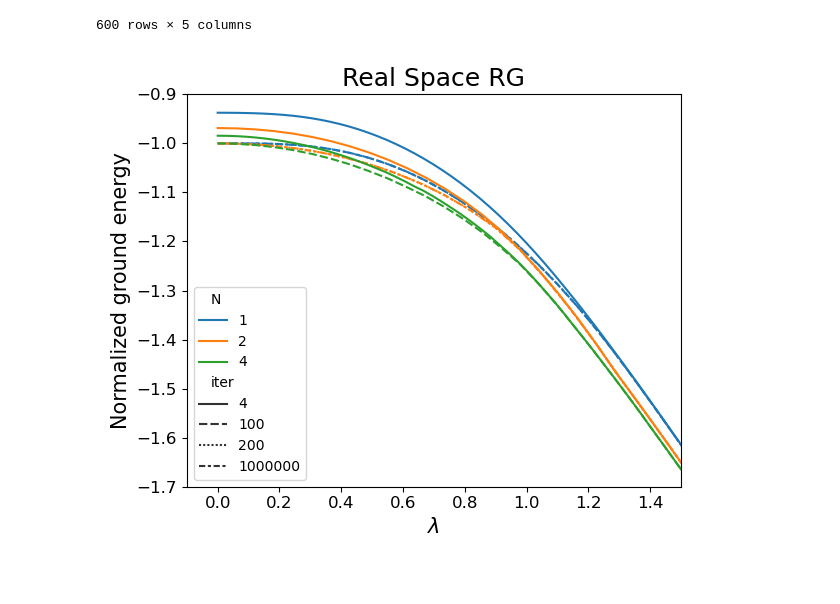
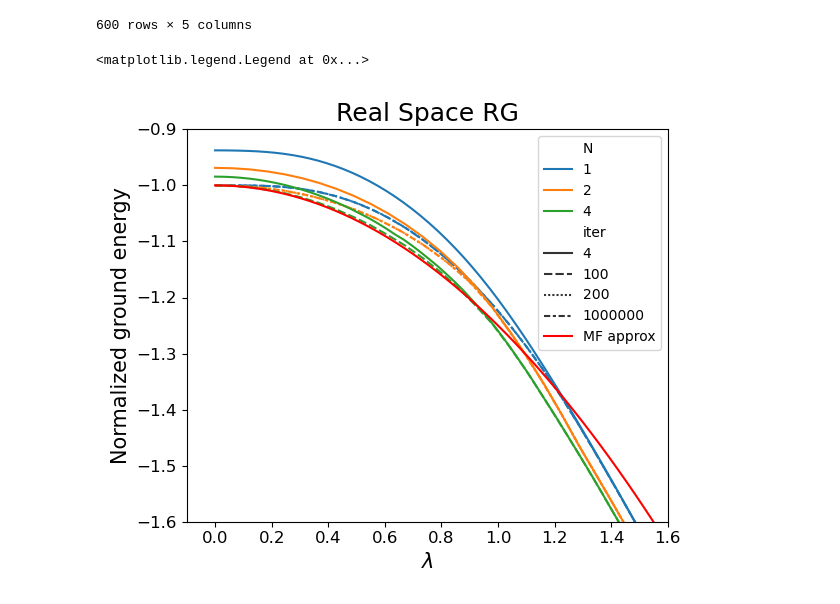
Before and after one commit to c0pp1/QIC_Exercises, a Jupyter notebook: Exercise08/exercise08.ipynb, the cells around one changed output. Saved outputs shown, nothing was run; the diff lists cells and outputs as text; code cells hidden in the pictures.

```diff
--- a/Exercise08/exercise08.ipynb
+++ b/Exercise08/exercise08.ipynb
@@ -25,7 +27,7 @@ for l in tqdm(Lambdas):
 # %%
-data = pd.read_csv(ofname, names=['N', 'iter', 'lambda', 'gs'], delim_whitespace=True)
-data['gs_norm'] = data['gs'] / data['N']
-data
+datars = pd.read_csv(ofnamers, names=['N', 'iter', 'lambda', 'gs'], delim_whitespace=True)
+datars['gs_norm'] = datars['gs'] / datars['N']
+datars
 # %% [output]
 |  | N | iter | lambda | gs | gs_norm |
 | 0 | 4 | 100 | 0.000000 | -4.000000 | -1.000000 |
@@ -42,8 +44,8 @@ data
 600 rows × 5 columns
 # %%
 def bound(l):
-    if(l >= -2 or l <= 2):
-        return (-1 -l/4)
+    if(l >= -2 and l <= 2):
+        return (-1 -l**2/4)
     else:
         return (-abs(l))
 
@@ -53,14 +55,18 @@ def bound2(l):
 # %%
 %matplotlib ipympl
 fig, ax = plt.subplots(1, 1, figsize=(6, 5), tight_layout=True)
-sns.lineplot(data=data, x='lambda', y='gs_norm', hue='N', style='iter', palette='tab10', ax = ax, lw=1.5)
+sns.lineplot(data=datars, x='lambda', y='gs_norm', hue='N', style='iter', palette='tab10', ax = ax, lw=1.5)
 ax.set_title('Real Space RG', size=18)
 ax.set_xlabel(r'$\lambda$', size=15)
 ax.set_ylabel('Normalized ground energy', size=15)
-ax.set_xlim(-0.1, 1.5)
-ax.set_ylim(-1.7, -0.9)
+ax.set_xlim(-0.1, 1.6)
+ax.set_ylim(-1.6, -0.9)
 ax.tick_params('both', labelsize=12)
+
+ax.plot(Lambdas, [bound(l) for l in Lambdas], c='red', label='MF approx')
+ax.legend()
 # %% [output]
+<matplotlib.legend.Legend at 0x...>
-[figure, old version]
+[figure, new version]
 # %%
 fig.savefig('rsrg.svg')
```
Also changed, not shown: parts of 12 cells of this notebook, 4 other files.
